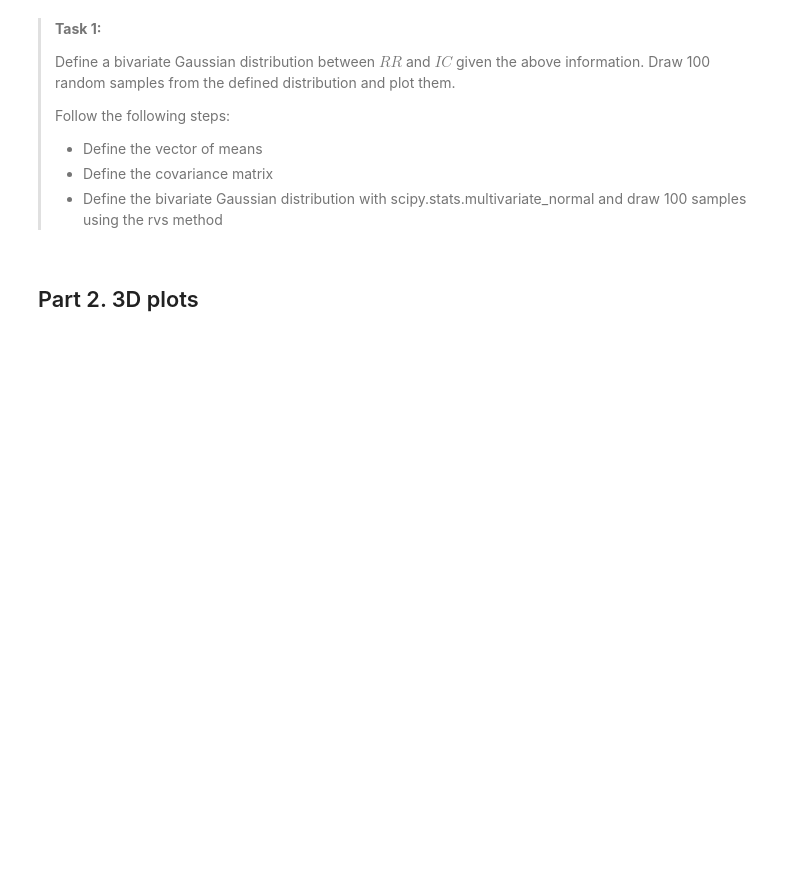
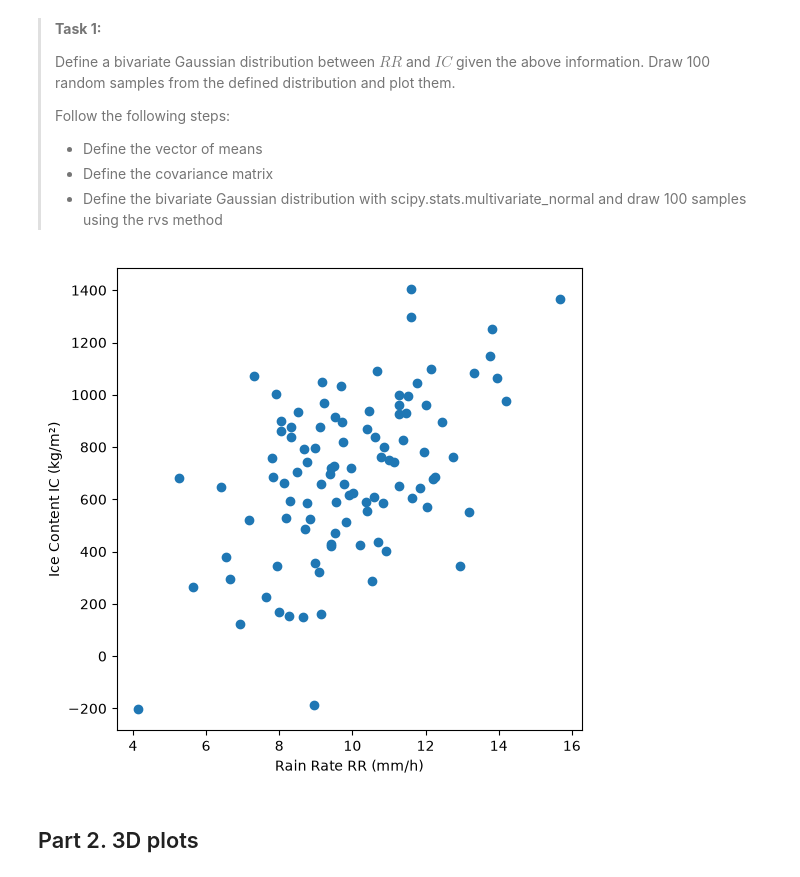
Before and after one commit to jasmineshannon/PA1.5, a Jupyter notebook: scipy_statcs_3d_plots.ipynb, the cells around one changed output. Drawn from its saved outputs; the diff is of its cells as text; code cells hidden in the pictures; blank space fills up the shorter version.

```diff
--- a/scipy_statcs_3d_plots.ipynb
+++ b/scipy_statcs_3d_plots.ipynb
@@ -23,28 +23,30 @@ import matplotlib.pyplot as plt
 # %%
 # Define the vector of means
 mu1 = 10
 mu2 = 700
 mu = [mu1, mu2] #vector of means
 
 # Define the covariance matrix
 s1 = 2
 s2 = 300
-covariance = [
-    [s1**2, 300],
-    [300, s2**2]
-]
-sigma = [s1, s2]
+covariance = 300
+sigma = np.array([
+    [s1**2, covariance],
+    [covariance, s2**2]
+])
 
 # Draw 100 samples from a bivariate Gaussian distribution
 samples = multivariate_normal(mean=mu, cov=sigma).rvs(size=100)
 
 # Scatter plot against observations
 plt.figure(figsize=(6,6))
 plt.scatter(samples[:,0], samples[:,1])
 
 plt.xlabel("Rain Rate RR (mm/h)")
 plt.ylabel("Ice Content IC (kg/m²)")
 plt.show()
+# %% [output]
+[figure, added]
 # %% [markdown]
 ## Part 2. 3D plots
 # %% [markdown]
```
Also changed, not shown: parts of 3 cells of this notebook.
